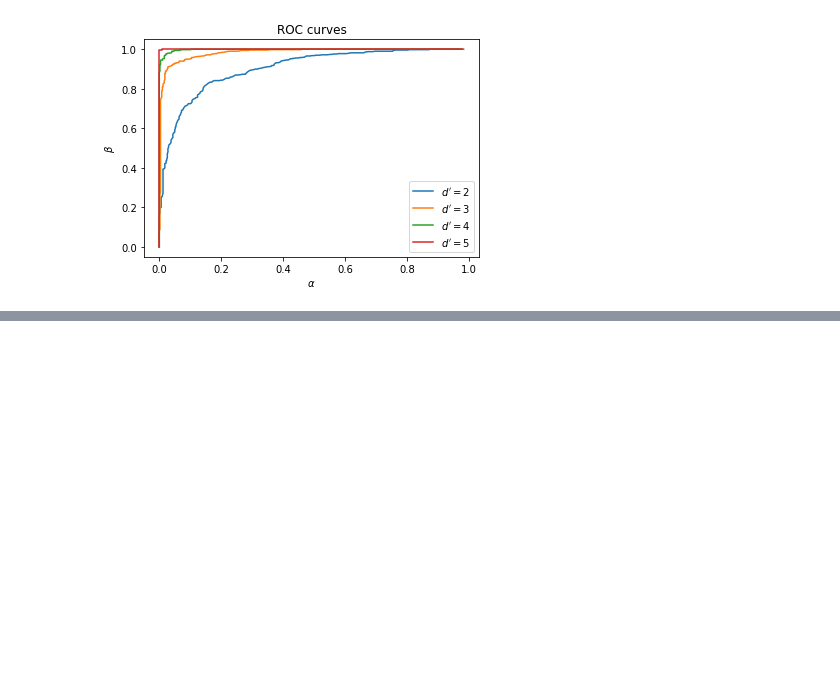
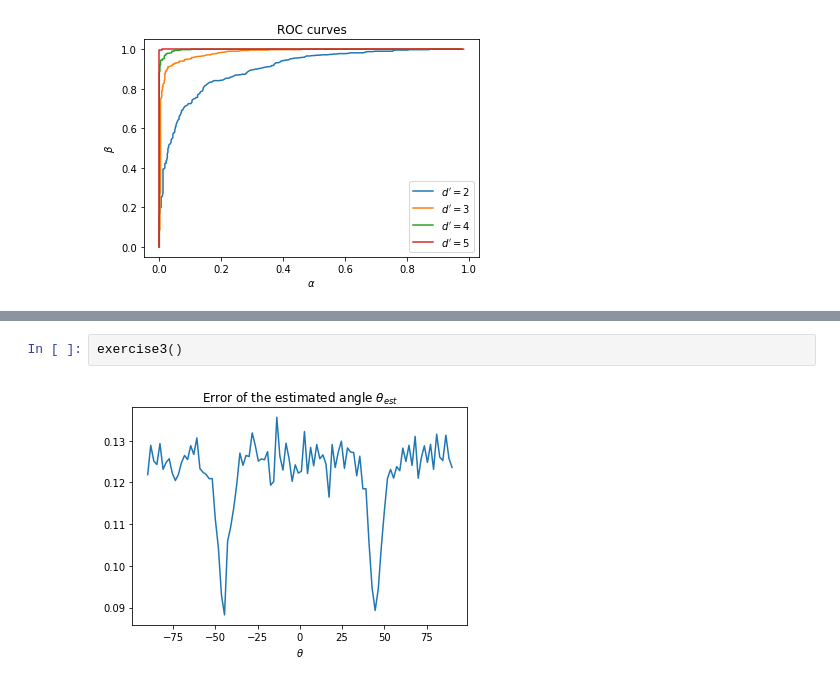
Before and after one commit to AccidentalThought/TheoreticalNeuroscience, a Jupyter notebook: chap03.ipynb, the cells around one changed output, grey strips where cells are left out. Drawn from its saved outputs; the diff is of its cells as text; blank space fills up the shorter version.

```diff
--- a/chap03.ipynb
+++ b/chap03.ipynb
@@ -112,0 +137,4 @@ exercise2()
+# %%
+exercise3()
+# %% [output]
+[figure, added]
```
Also changed, not shown: parts of 3 cells of this notebook, 1 other file.
